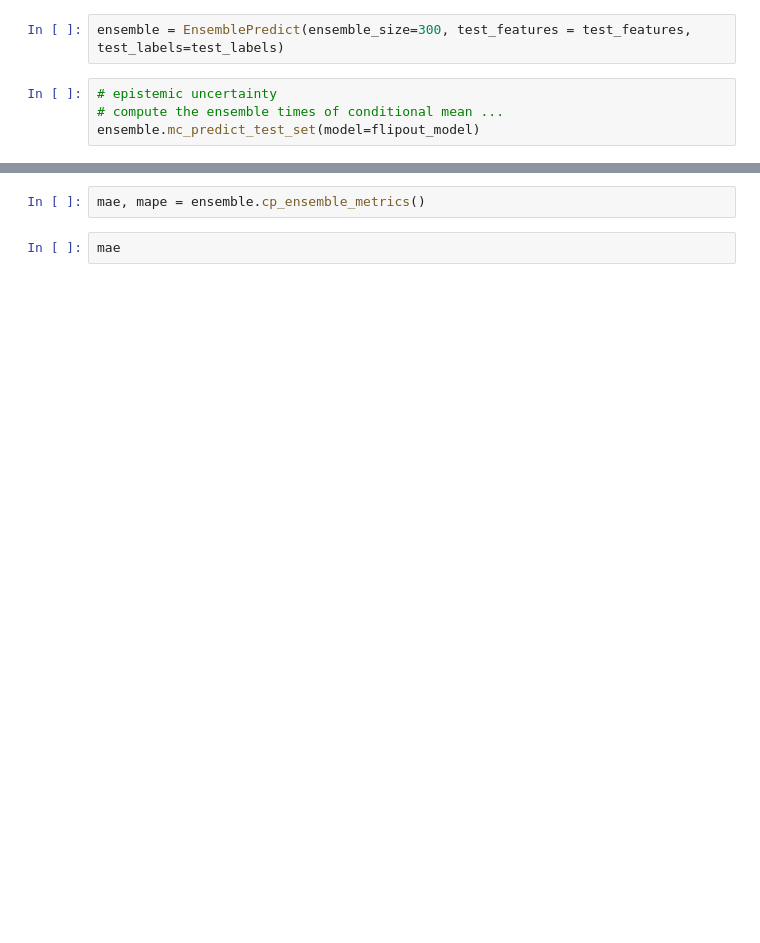
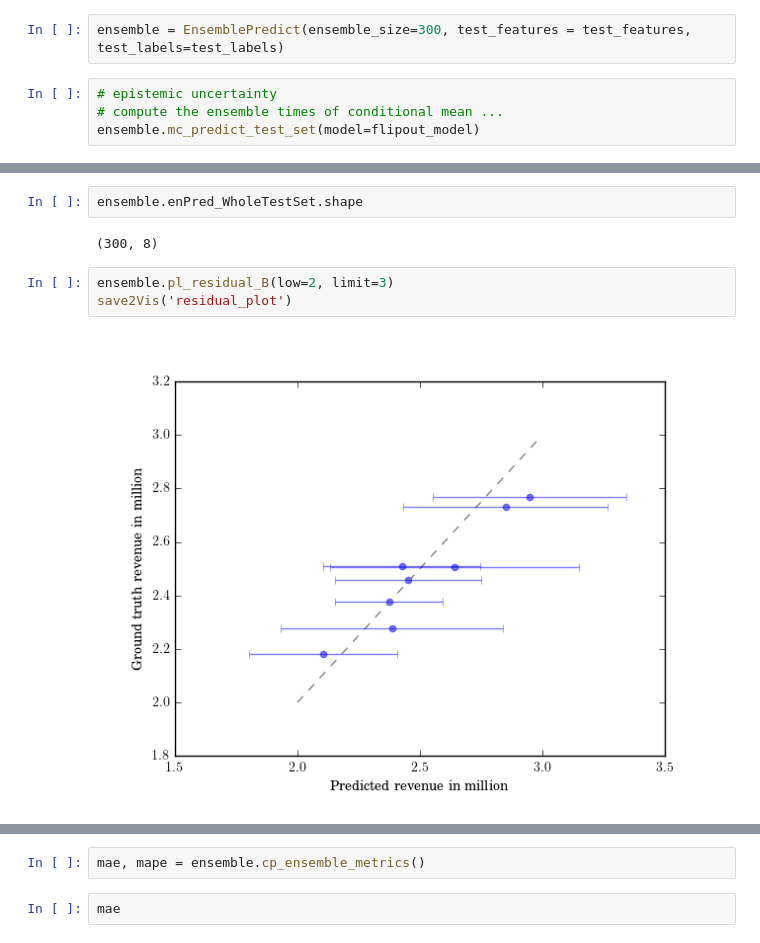
Before and after one commit to leslieDLcy/InformedPriorDist, a Jupyter notebook: src/modelling/1a_BNN.ipynb, the cells around one changed output, grey strips where cells are left out. Saved outputs shown, nothing was run; the diff lists cells and outputs as text; blank space fills up the shorter version.

```diff
--- a/src/modelling/1a_BNN.ipynb
+++ b/src/modelling/1a_BNN.ipynb
@@ -305,3 +466,12 @@ ensemble.pl_epistemic(val_x_axis = val_x_axis)
+# %%
+ensemble.enPred_WholeTestSet.shape
+# %% [output]
+(300, 8)
+# %%
+ensemble.pl_residual_B(low=2, limit=3)
+save2Vis('residual_plot')
+# %% [output]
+[figure, added]
 # %%
 ensemble.pl_epistemic_ts(dataset=dataset)
 save2Vis('BDNN_epistemic_uncertainty')
```
Also changed, not shown: parts of 39 cells of this notebook, 16 other files.
